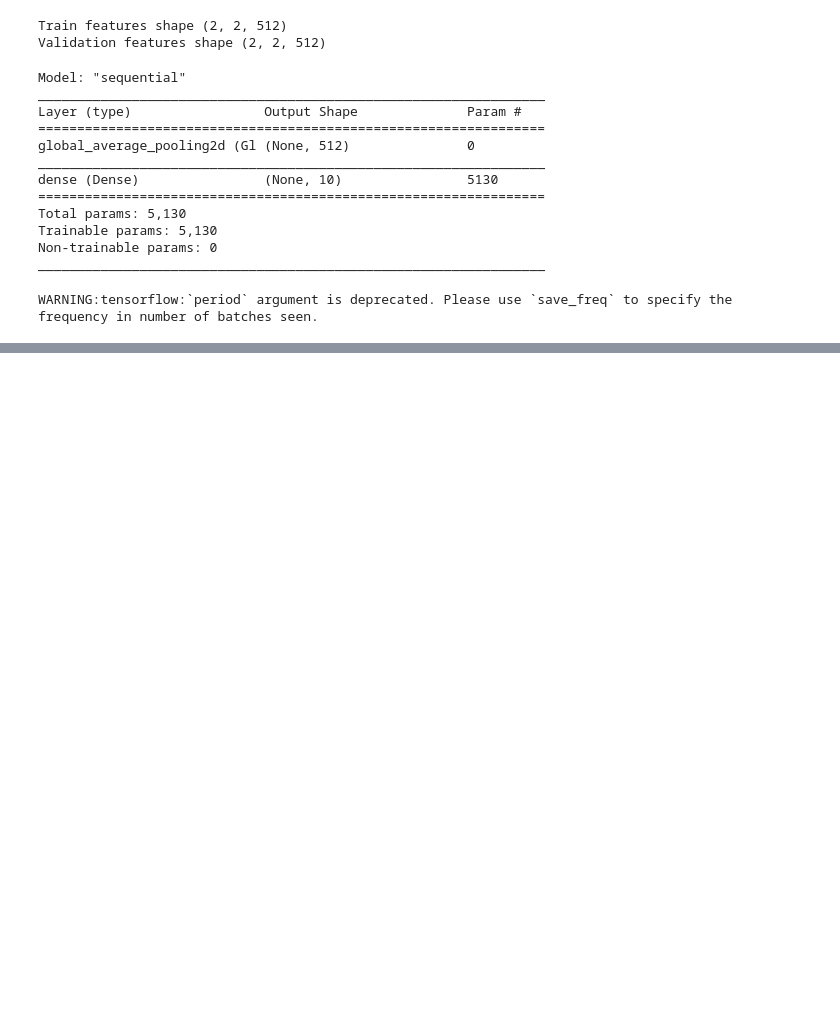
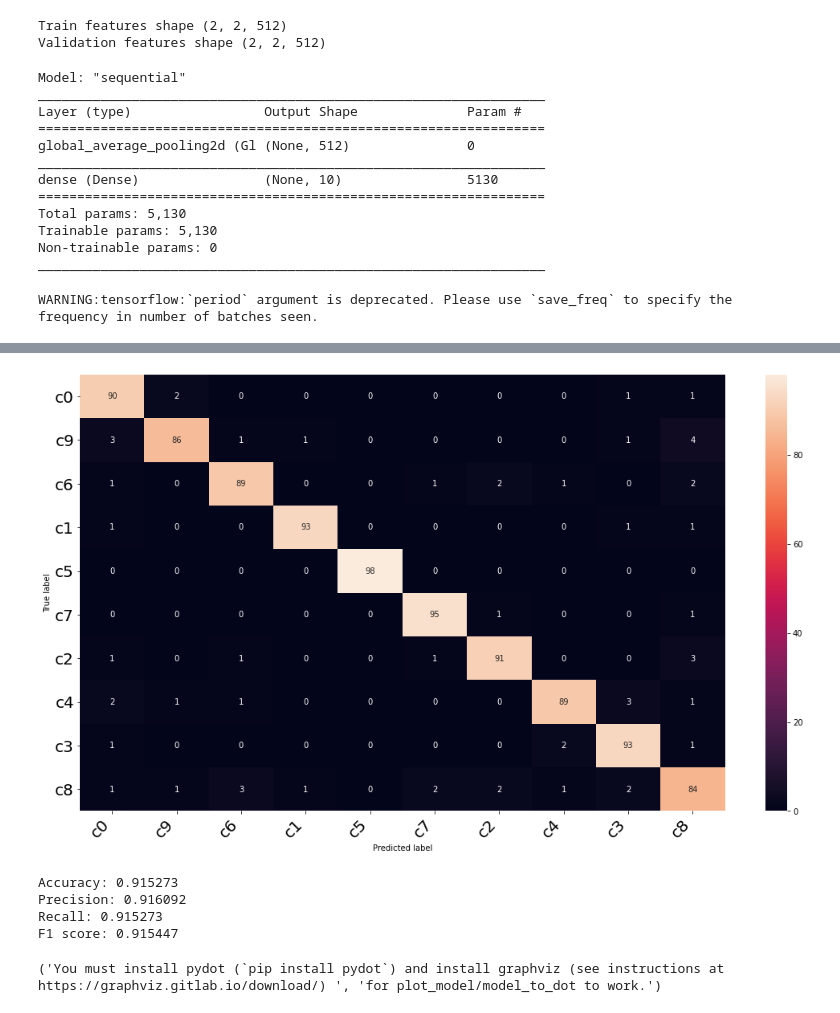
Before and after one commit to Marirs27/Final-Year-Project, a Jupyter notebook: VGG_Model.ipynb, the cells around one changed output, grey strips where cells are left out. Cells and saved outputs as stored; diff of their text form; code cells hidden in the pictures; blank space fills up the shorter version.

```diff
--- a/VGG_Model.ipynb
+++ b/VGG_Model.ipynb
@@ -172,0 +189,41 @@ Epoch 00200: val_accuracy did not improve from 0.91750
+# %%
+def print_confusion_matrix(confusion_matrix, class_names, figsize = (10,7), fontsize=14):
+    df_cm = pd.DataFrame(
+        confusion_matrix, index=class_names, columns=class_names,
+    )
+    fig = plt.figure(figsize=figsize)
+    try:
+        heatmap = sns.heatmap(df_cm, annot=True, fmt="d")
+    except ValueError:
+        raise ValueError("Confusion matrix values must be integers.")
+    heatmap.yaxis.set_ticklabels(heatmap.yaxis.get_ticklabels(), rotation=0, ha='right', fontsize=fontsize)
+    heatmap.xaxis.set_ticklabels(heatmap.xaxis.get_ticklabels(), rotation=45, ha='right', fontsize=fontsize)
+    plt.ylabel('True label')
+    plt.xlabel('Predicted label')
+    fig.savefig(os.path.join(MODEL_PATH,"confusion_matrix.png"))
+    return fig
+# %%
+def print_heatmap(n_labels, n_predictions, class_names):
+    labels = n_labels #sess.run(tf.argmax(n_labels, 1))
+    predictions = n_predictions #sess.run(tf.argmax(n_predictions, 1))
+
+#     confusion_matrix = sess.run(tf.contrib.metrics.confusion_matrix(labels, predictions))
+    matrix = confusion_matrix(labels.argmax(axis=1),predictions.argmax(axis=1))
+    row_sum = np.sum(matrix, axis = 1)
+    w, h = matrix.shape
+
+    c_m = np.zeros((w, h))
+
+    for i in range(h):
+        c_m[i] = matrix[i] * 100 / row_sum[i]
+
+    c = c_m.astype(dtype = np.uint8)
+
+
+    heatmap = print_confusion_matrix(c, class_names, figsize=(18,10), fontsize=20)
+# %%
+class_names = list()
+for name,idx in labels_id.items():
+    class_names.append(name)
+# print(class_names)
+ypred = VGG16_model.predict(valid_vgg16,verbose=1)
@@ -172,0 +232,4 @@ Epoch 00200: val_accuracy did not improve from 0.91750
+# %%
+print_heatmap(ytest,ypred,class_names)
+# %% [output]
+[figure, added]
@@ -172,0 +240,27 @@ Epoch 00200: val_accuracy did not improve from 0.91750
+# %%
+accuracy = accuracy_score(ytest,ypred_class)
+print('Accuracy: %f' % accuracy)
+# precision tp / (tp + fp)
+precision = precision_score(ytest, ypred_class,average='weighted')
+print('Precision: %f' % precision)
+# recall: tp / (tp + fn)
+recall = recall_score(ytest,ypred_class,average='weighted')
+print('Recall: %f' % recall)
+# f1: 2 tp / (2 tp + fp + fn)
+f1 = f1_score(ytest,ypred_class,average='weighted')
+print('F1 score: %f' % f1)
+# %% [output]
+Accuracy: 0.915273
+Precision: 0.916092
+Recall: 0.915273
+F1 score: 0.915447
+# %%
+from keras.models import Sequential
+from keras.layers import Dense
+from keras.utils.vis_utils import plot_model
+from keras.models import load_model
+
+model = load_model('model/vgg16/distracted-132-0.92.hdf5')
+plot_model(model, to_file='model_plot.png', show_shapes=True, show_layer_names=True)
+# %% [output]
+('You must install pydot (`pip install pydot`) and install graphviz (see instructions at https://graphviz.gitlab.io/download/) ', 'for plot_model/model_to_dot to work.')
```
Also changed, not shown: parts of 7 cells of this notebook, 13 other files.
